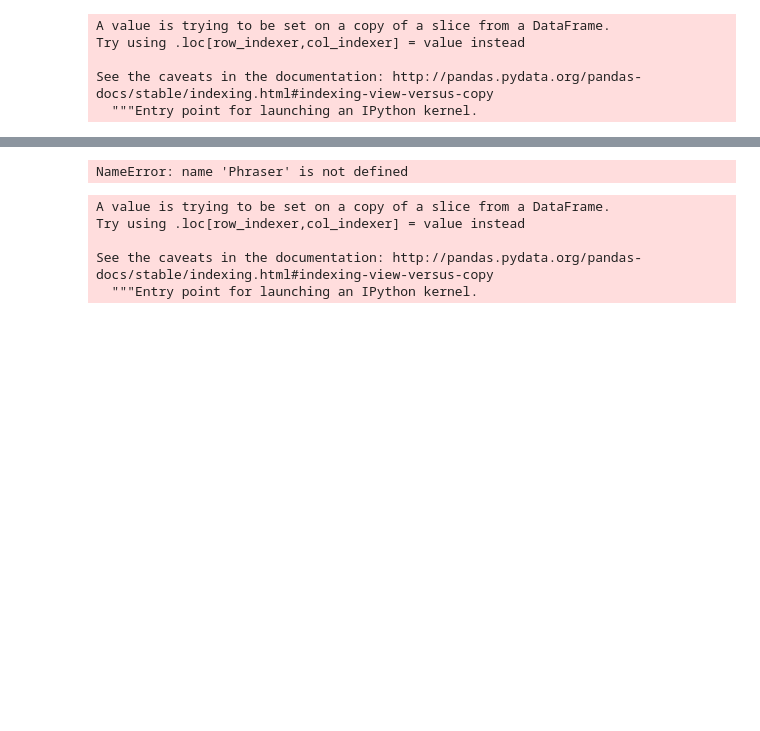
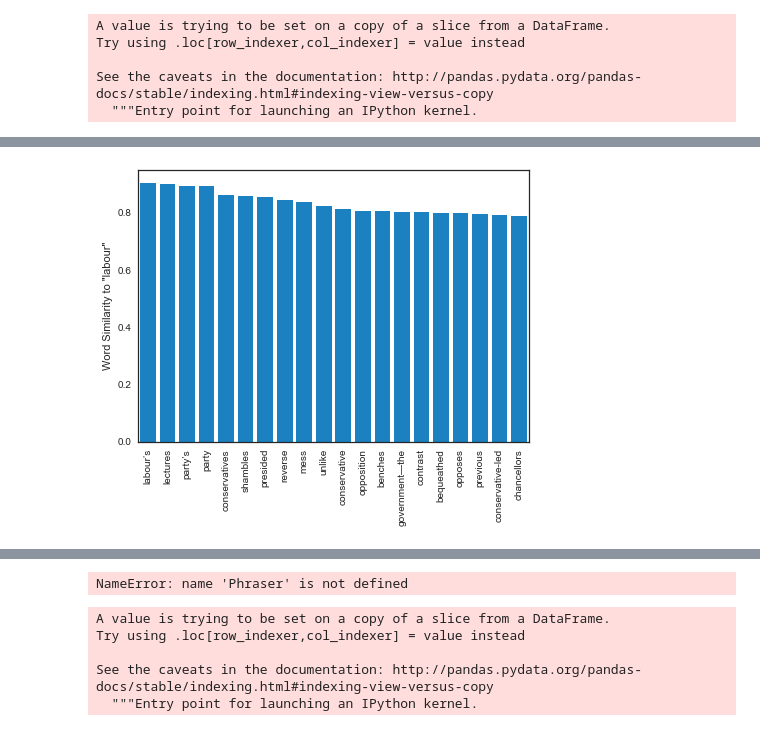
Before and after one commit to georgerichardson/hansard, a Jupyter notebook: notebooks/exploratory_analysis.ipynb, the cells around one changed output, grey strips where cells are left out. Saved outputs shown, nothing was run; the diff lists cells and outputs as text; code cells hidden in the pictures; blank space fills up the shorter version.

```diff
--- a/notebooks/exploratory_analysis.ipynb
+++ b/notebooks/exploratory_analysis.ipynb
@@ -296,0 +476,14 @@ from gensim.models import Word2Vec
+# %%
+words = main_parties_word2vec['Conservative'].most_similar('labour', topn=20)
+x = []
+y = []
+for w in words:
+    x.append(w[0])
+    y.append(w[1])
+
+ax = plt.figure(figsize=(7,5))
+ax = sns.barplot(x=x, y=y, color=main_parties_colours['Conservative'])
+ax = plt.xticks(rotation=90)
+ax = plt.ylabel('Word Similarity to "labour"')
+# %% [output]
+[figure, added]
```
Also changed, not shown: parts of 65 cells of this notebook.
